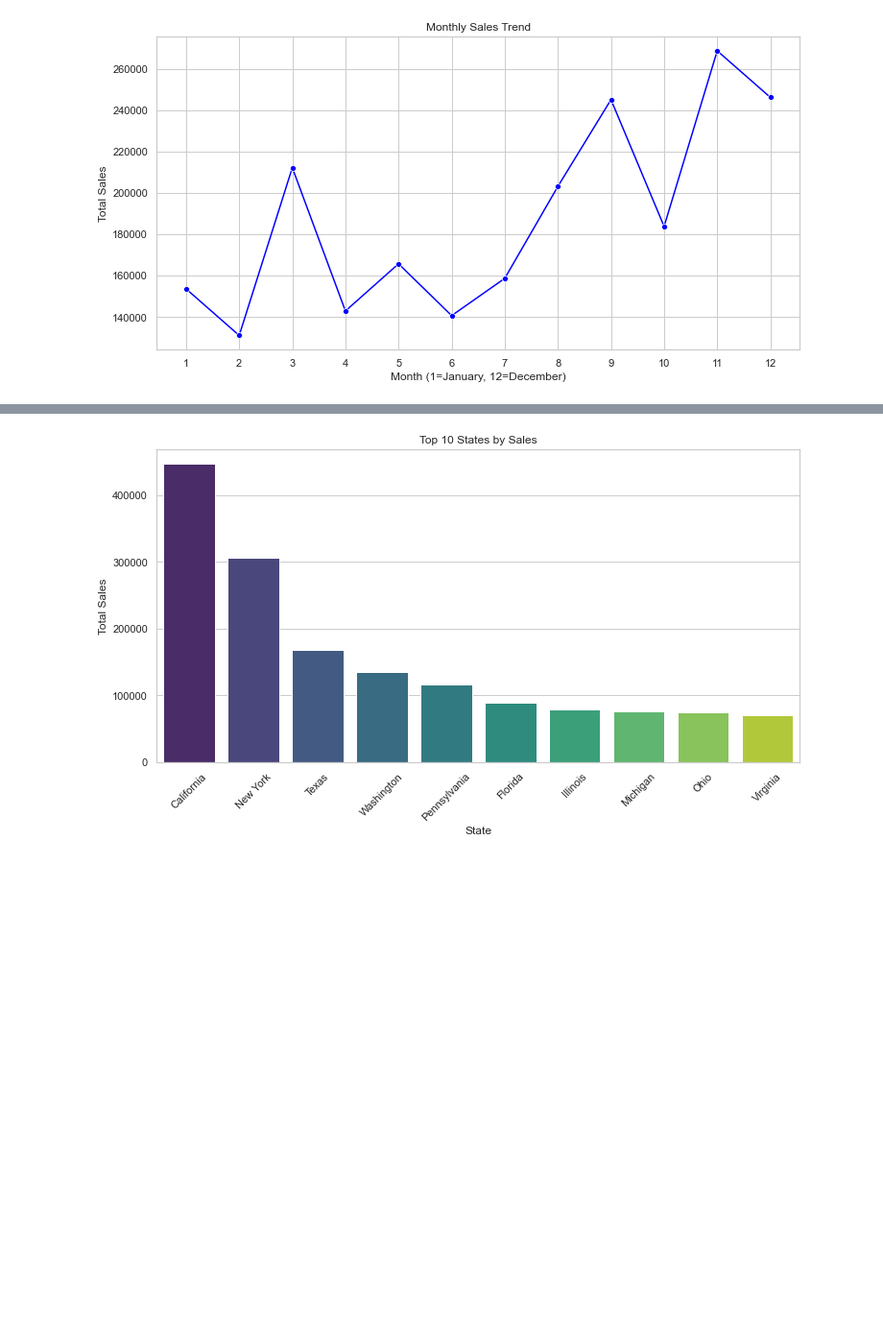
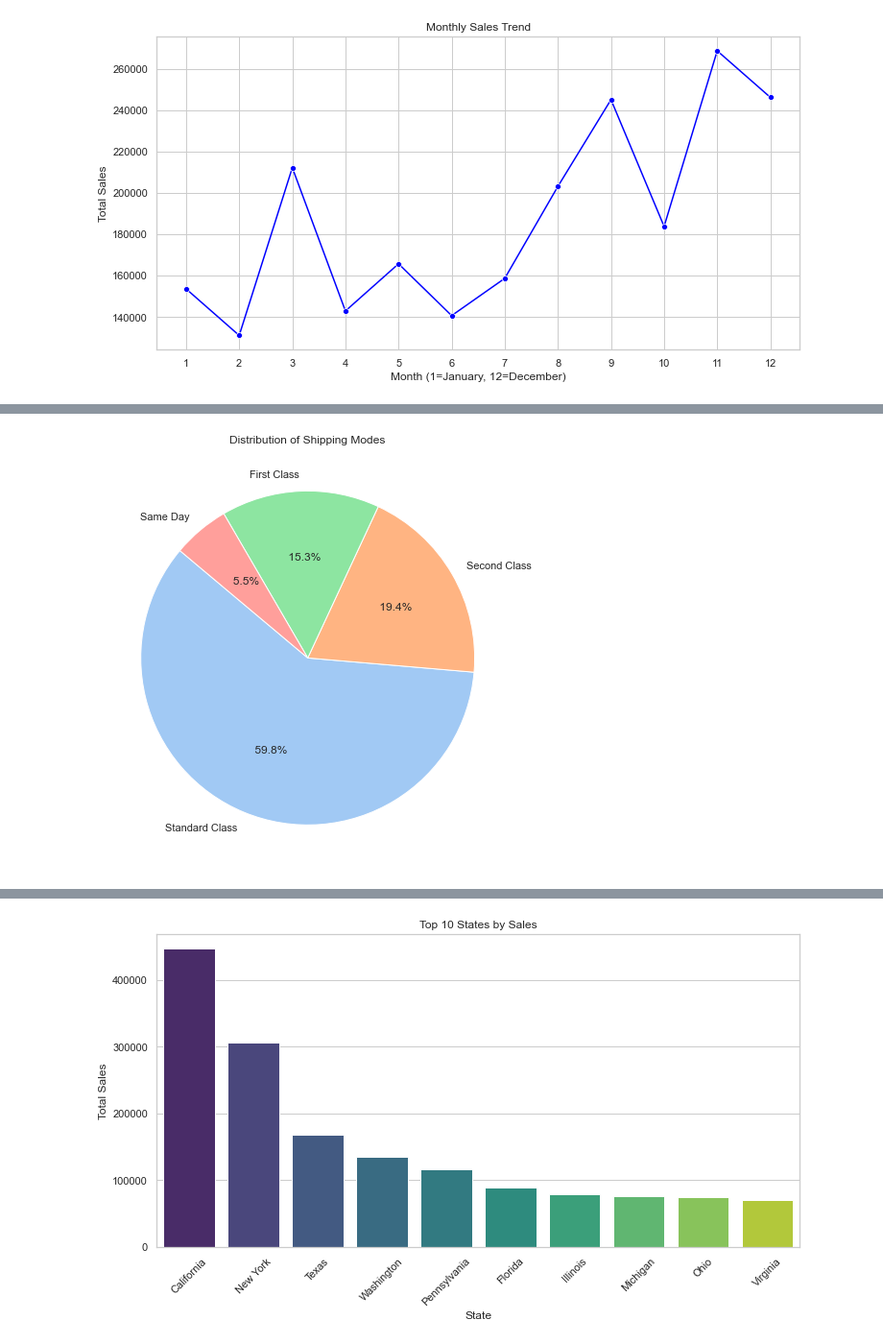
Before and after one commit to RosarioAruldoss/superstore-sales-dashboard, a Jupyter notebook: superstore_sales_dashboard.ipynb, the cells around one changed output, grey strips where cells are left out. Shown: that part at 96% size. Cells and saved outputs as stored; diff of their text form; code cells hidden in the pictures; blank space fills up the shorter version.

```diff
--- a/superstore_sales_dashboard.ipynb
+++ b/superstore_sales_dashboard.ipynb
@@ -297,0 +341,13 @@ ValueError: Could not interpret value `Discount` for parameter `x`
+# %%
+# Let's see which shipping mode is better preferred among the customers.
+
+# Count of orders by Shiping Mode
+ship_mode_counts = df['Ship Mode'].value_counts()
+
+# Plotting the shipping mode,
+plt.figure(figsize=(8,8))
+plt.pie(ship_mode_counts.values, labels=ship_mode_counts.index, autopct='%5.1f%%', startangle=140, colors=sns.color_palette('pastel'))
+plt.title('Distribution of Shipping Modes')
+plt.show()
+# %% [output]
+[figure, new version]
```
Also changed, not shown: parts of 36 cells of this notebook.
